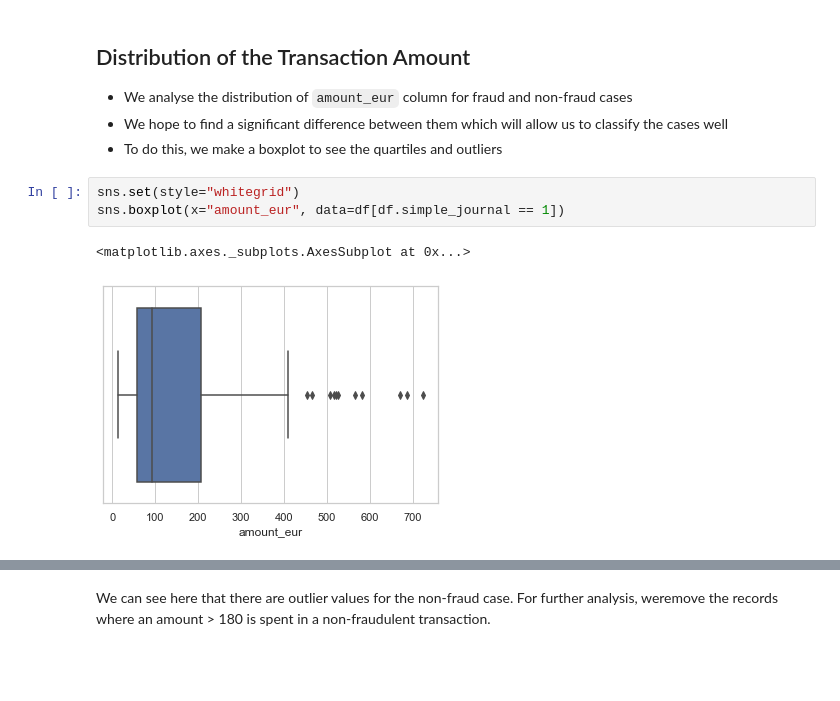
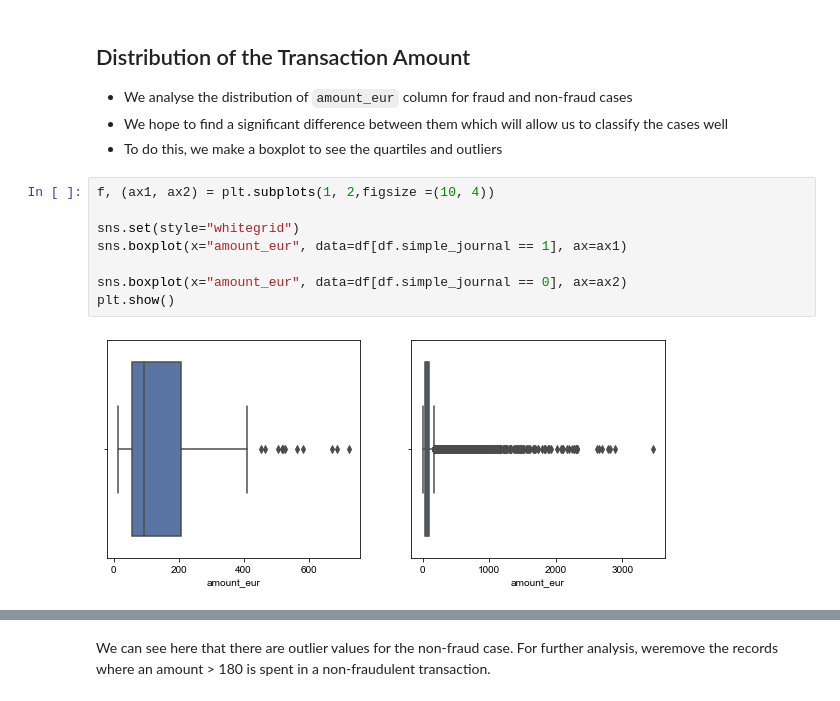
Before and after one commit to sharwinbobde/cyber-data-analytics, a Jupyter notebook: Part 1/Part1.ipynb, the cells around one changed output, grey strips where cells are left out. Saved outputs shown, nothing was run; the diff lists cells and outputs as text; blank space fills up the shorter version.

```diff
--- a/Part 1/Part1.ipynb
+++ b/Part 1/Part1.ipynb
@@ -148,8 +148,12 @@ df, account_cc_enc = encode(df, "accountcode_cc")
 - We hope to find a significant difference between them which will allow us to classify the cases well
 - To do this, we make a boxplot to see the quartiles and outliers
 # %%
+f, (ax1, ax2) = plt.subplots(1, 2,figsize =(10, 4))
+
 sns.set(style="whitegrid")
-sns.boxplot(x="amount_eur", data=df[df.simple_journal == 1])
+sns.boxplot(x="amount_eur", data=df[df.simple_journal == 1], ax=ax1)
+
+sns.boxplot(x="amount_eur", data=df[df.simple_journal == 0], ax=ax2)
+plt.show()
 # %% [output]
-<matplotlib.axes._subplots.AxesSubplot at 0x...>
-[figure, old version]
+[figure, new version]
```
Also changed, not shown: parts of 41 cells of this notebook, 2 other files.
